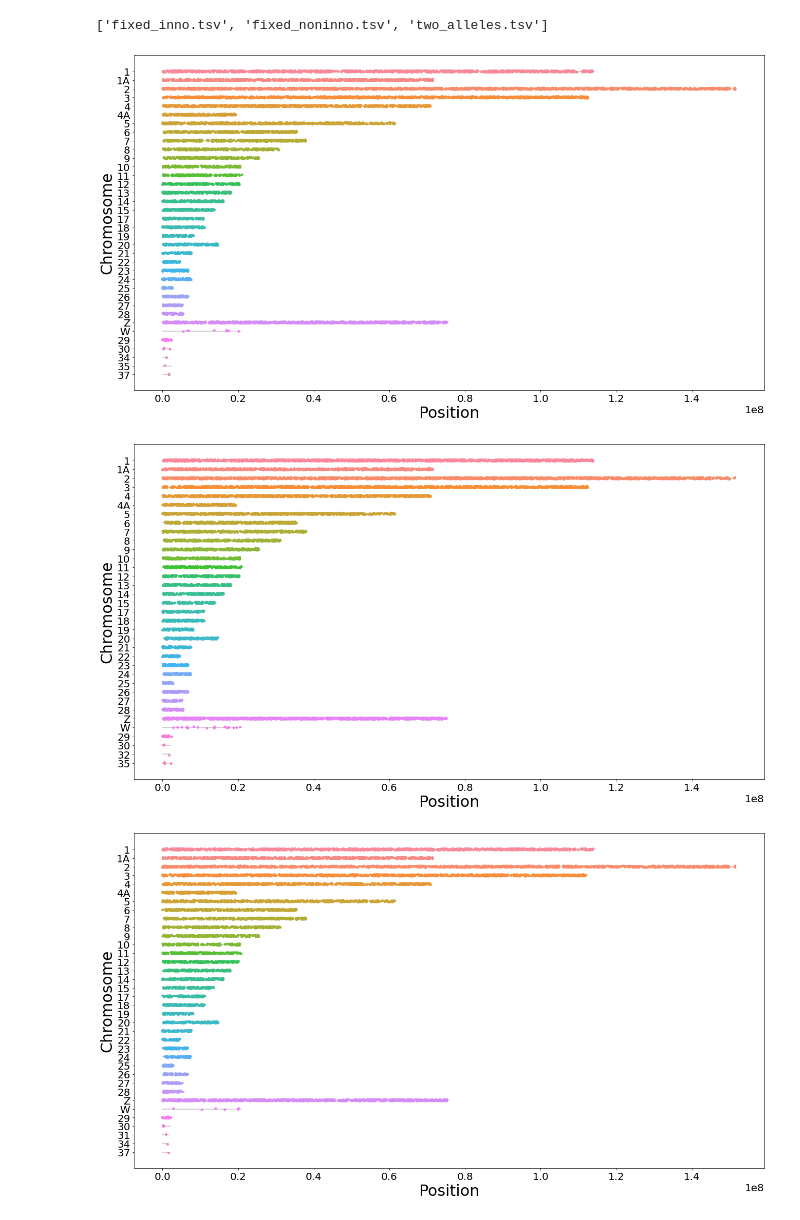
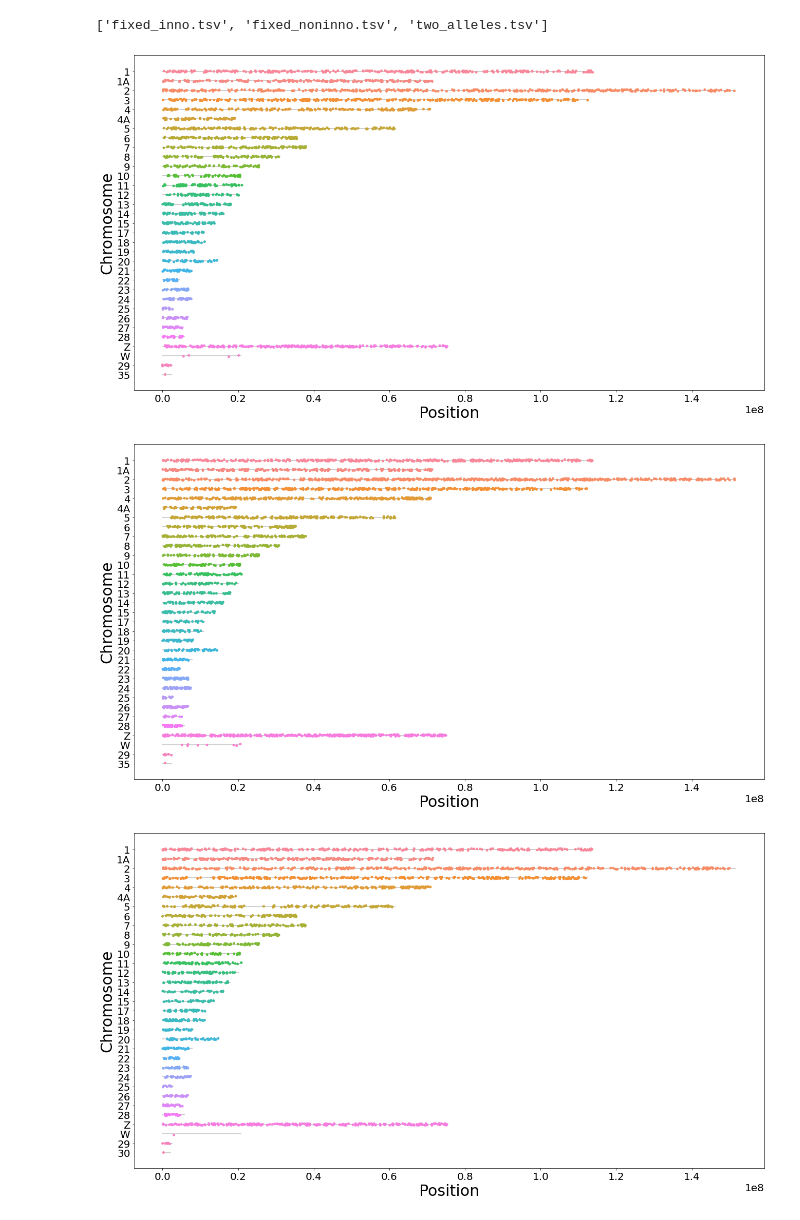
Before and after one commit to aadenisova/bird_innovation, a Jupyter notebook: scripts/initial_SNP/TwoAlleles_plot.ipynb, the cells around one changed output. Cells and saved outputs as stored; diff of their text form; code cells hidden in the pictures.

```diff
--- a/scripts/initial_SNP/TwoAlleles_plot.ipynb
+++ b/scripts/initial_SNP/TwoAlleles_plot.ipynb
@@ -49,23 +45,23 @@ def plot(name):
 # %%
 file_names = ['two_alleles.tsv', 'fixed_inno.tsv', 'fixed_noninno.tsv']
 groups = ['1st', '2nd', '3rd']
 
 list_all = []
 for i in range(3):
-    df = pd.read_csv(f'{path_to_data}final_data/{file_names[i]}', sep = '\t')
+    df = pd.read_csv(f'{path_to_data}final_data/positions_for_8_sp/{file_names[i]}', sep = '\t')
     df_fixed3 = pd.merge(df, df3, on = 'chrom')
     df_fixed3['Group'] = groups[i]
     list_all.append(df_fixed3)
 
     df = pd.DataFrame(df_fixed3[['Molecule', 'chrom']].value_counts(), columns=['counts']).reset_index()
     table = pd.pivot_table(df, values=['counts'], index=['Molecule', 'chrom'])
     table.head()
 
     plot(file_names[i])
 # %% [output]
-[figure, old version]
+[figure, new version]
-[figure, old version]
+[figure, new version]
-[figure, old version]
+[figure, new version]
 # %%
 df_all = pd.concat(list_all)
 
```
Also changed, not shown: parts of 7 cells of this notebook.
